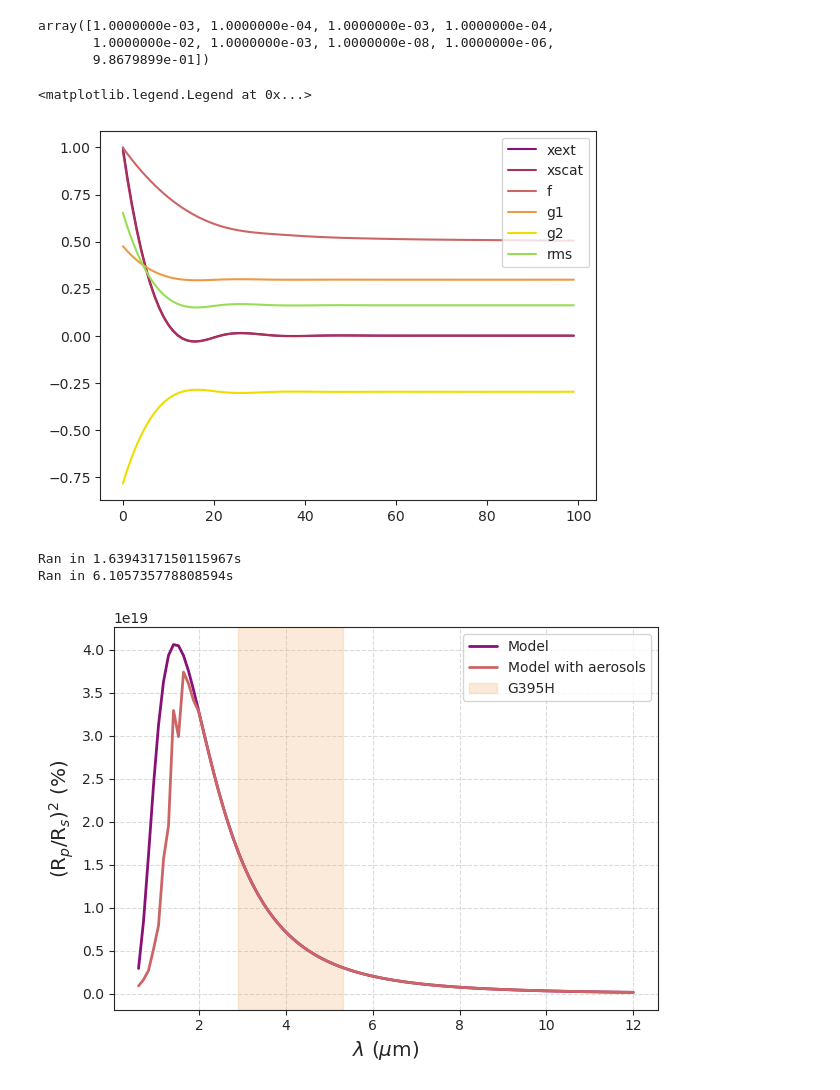
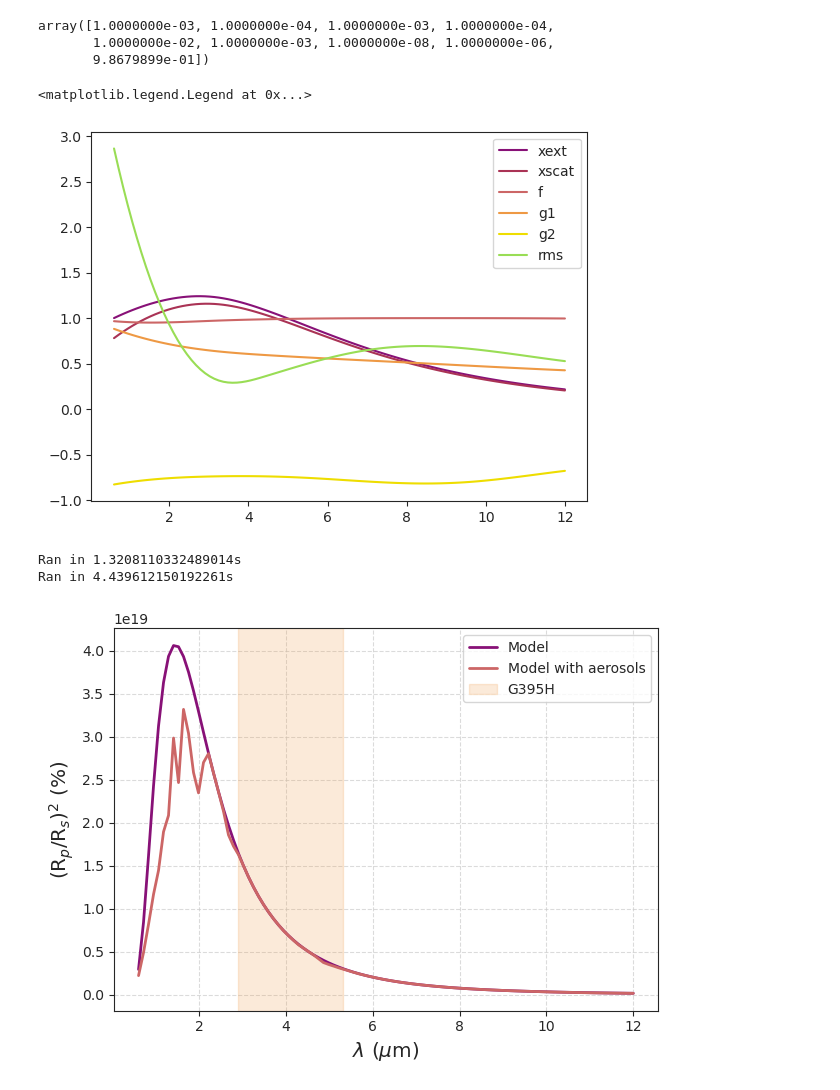
Before and after one commit to riobanerjee/nemesispy_agni, a Jupyter notebook: emit_spec.ipynb, the cells around one changed output. Cells and saved outputs as stored; diff of their text form; code cells hidden in the pictures.

```diff
--- a/emit_spec.ipynb
+++ b/emit_spec.ipynb
@@ -93,20 +93,21 @@ FM.set_planet_model(M_plt=M_plt, R_plt=R_plt, R_star=R_star, gas_id_list=gas_id,
 # T = T_eq * np.ones_like(P)
 T = 2000.0* np.ones_like(P)
 # %%
-FM.set_phase_function(mean_size = 0.1,
+FM.set_phase_function(mean_size = 1.6,
                        size_variance = 0.3,
-                       n_imag = np.ones(10)*0.004,
+                       n_imag = np.ones(10)*0.01,
                        n_imag_wave_grid = np.linspace(FM.wave_grid.min(),FM.wave_grid.max(),10),
                        n_real_reference = 1.7,
                    n_real_reference_wave = None, normalising_wave = None, ispace=1)
 # %%
-plt.plot(FM.phase_func[0])
+plt.plot(FM.wave_grid,FM.phase_func[0])
 plt.legend(['xext','xscat','f','g1','g2','rms'])
 # %% [output]
 <matplotlib.legend.Legend at 0x...>
-[figure, old version]
+[figure, new version]
 # %%
 from time import time
+
 A = np.zeros_like(P)[:,None]
 A[25:35,0] = 1e-1
 
@@ -128,8 +129,8 @@ wv = FM.wave_grid
 #        4.422200e+23])
 # spec = FM.calc_disc_spectrum_uniform(3,P,T,vmr,solspec=wasp43_spec)
 # %% [output]
-Ran in 1.6394317150115967s
-Ran in 6.105735778808594s
+Ran in 1.3208110332489014s
+Ran in 4.439612150192261s
 # %%
 emis = model * 4 * np.pi**2 * R_plt**2 / R_star**2
 emis_aero = model_aero * 4 * np.pi**2 * R_plt**2 / R_star**2
@@ -145,4 +146,4 @@ plt.tight_layout()
 plt.legend()
 plt.show()
 # %% [output]
-[figure, old version]
+[figure, new version]
```
Also changed, not shown: parts of 17 cells of this notebook.
